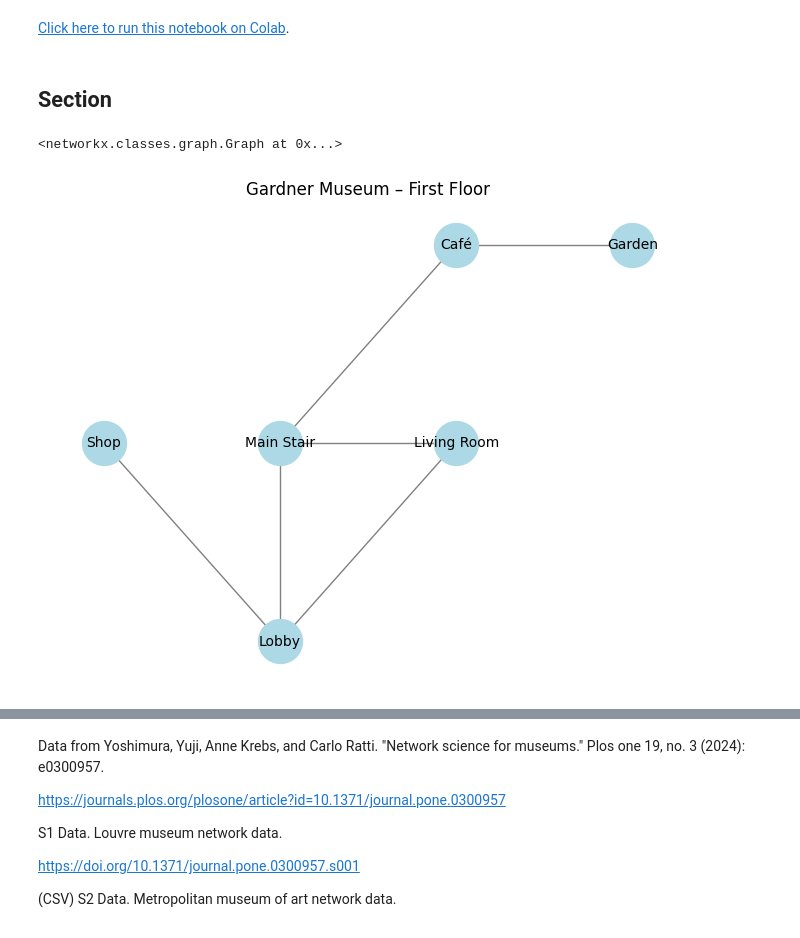
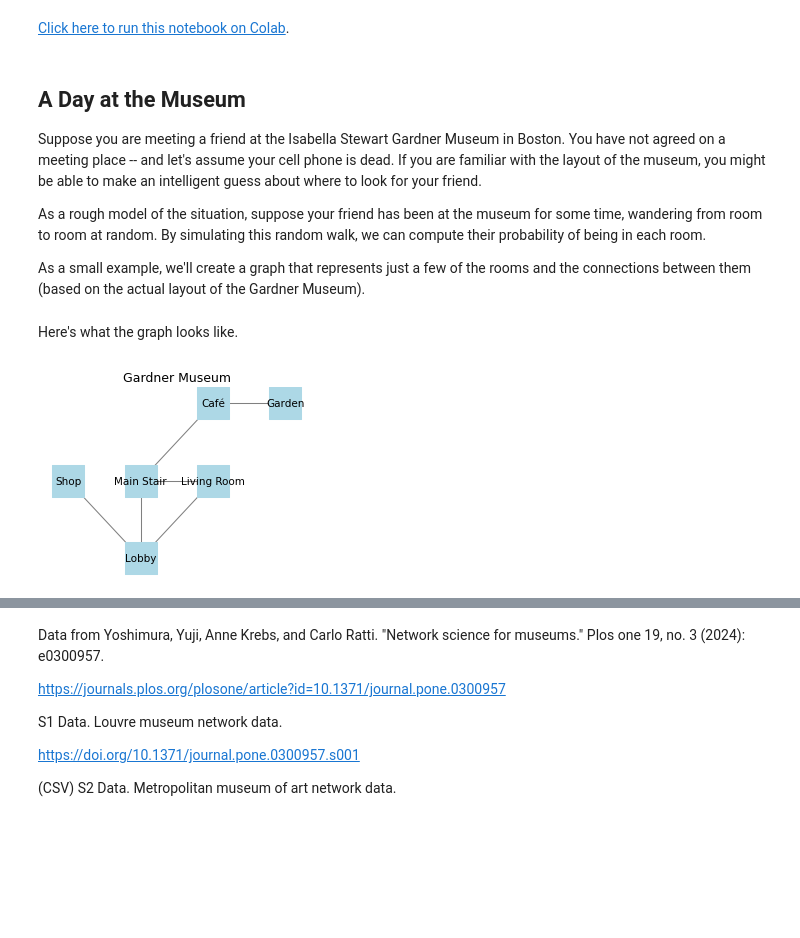
Before and after one commit to AllenDowney/ThinkLinearAlgebra, a Jupyter notebook: _sources/centrality.ipynb, the cells around one changed output, grey strips where cells are left out. Saved outputs shown, nothing was run; the diff lists cells and outputs as text; code cells hidden in the pictures; blank space fills up the shorter version.

```diff
--- a/_sources/centrality.ipynb
+++ b/_sources/centrality.ipynb
@@ -26,2 +56,11 @@ import matplotlib.pyplot as plt
 # %% [markdown]
-## Section
+## A Day at the Museum
+
+Suppose you are meeting a friend at the Isabella Stewart Gardner Museum in Boston.
+You have not agreed on a meeting place -- and let's assume your cell phone is dead.
+If you are familiar with the layout of the museum, you might be able to make an intelligent guess about where to look for your friend.
+
+As a rough model of the situation, suppose your friend has been at the museum for some time, wandering from room to room at random.
+By simulating this random walk, we can compute their probability of being in each room.
+
+As a small example, we'll create a graph that represents just a few of the rooms and the connections between them (based on the actual layout of the Gardner Museum).
@@ -38,7 +67,5 @@ room_names = {
 # %%
-# Create graph
 G = nx.Graph()
-G.add_nodes_from(room_names.values())
 edges = [
     ("Lobby", "Living Room"),
     ("Lobby", "Shop"),
@@ -48,30 +75,30 @@ edges = [
     ("Café", "Garden"),
 ]
 G.add_edges_from(edges)
-G
-# %% [output]
-<networkx.classes.graph.Graph at 0x...>
+# %% [markdown]
+Here's what the graph looks like.
 # %%
 # Approximate positions (manually aligned to floor plan layout)
 positions = {
     "Lobby": (0, 0),
     "Main Stair": (0, 1),
     "Shop": (-1, 1),
     "Garden": (2, 2),
     "Living Room": (1, 1),
     "Café": (1, 2),
 }
 
+plt.figure(figsize=(3.5, 2.5))
 nx.draw(
     G, positions,
     with_labels=True,
     node_color='lightblue',
     node_size=1000,
+    node_shape='s',
     font_size=10,
     edge_color='gray'
 )
-plt.title("Gardner Museum – First Floor")
-plt.axis('off')
-None
+plt.title("Gardner Museum")
+plt.axis('off');
 # %% [output]
-[figure, old version]
+[figure, new version]
```
Also changed, not shown: parts of 168 cells of this notebook, 12 other files.
